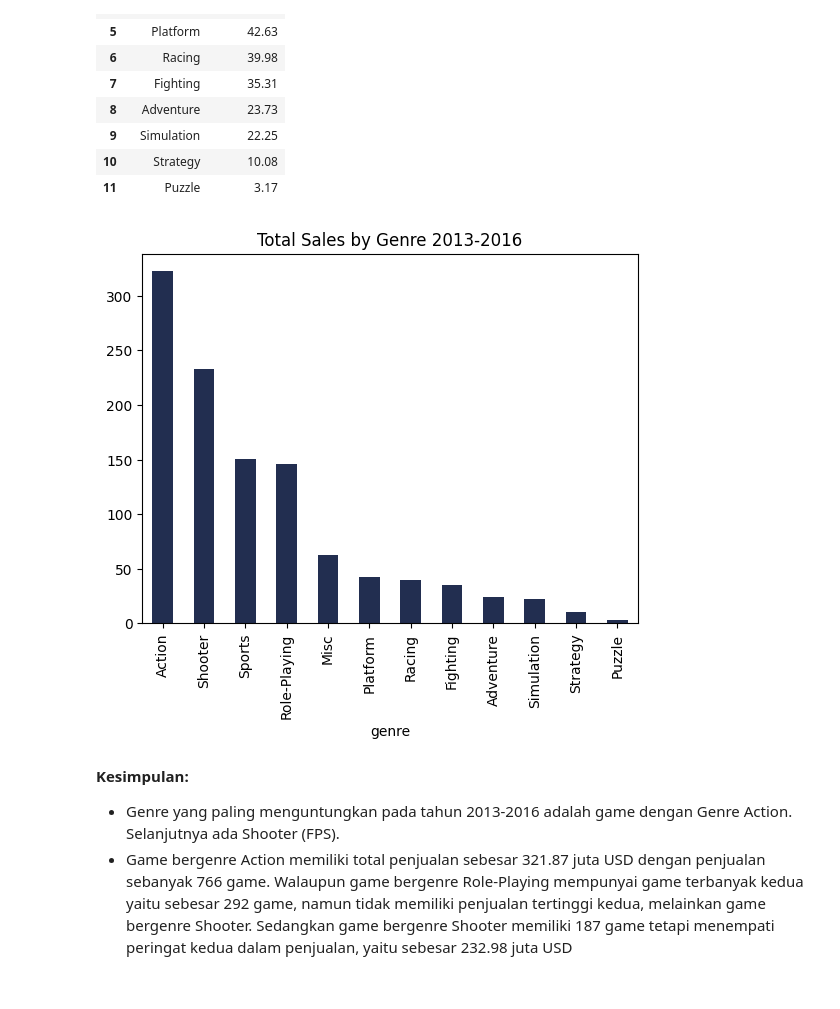
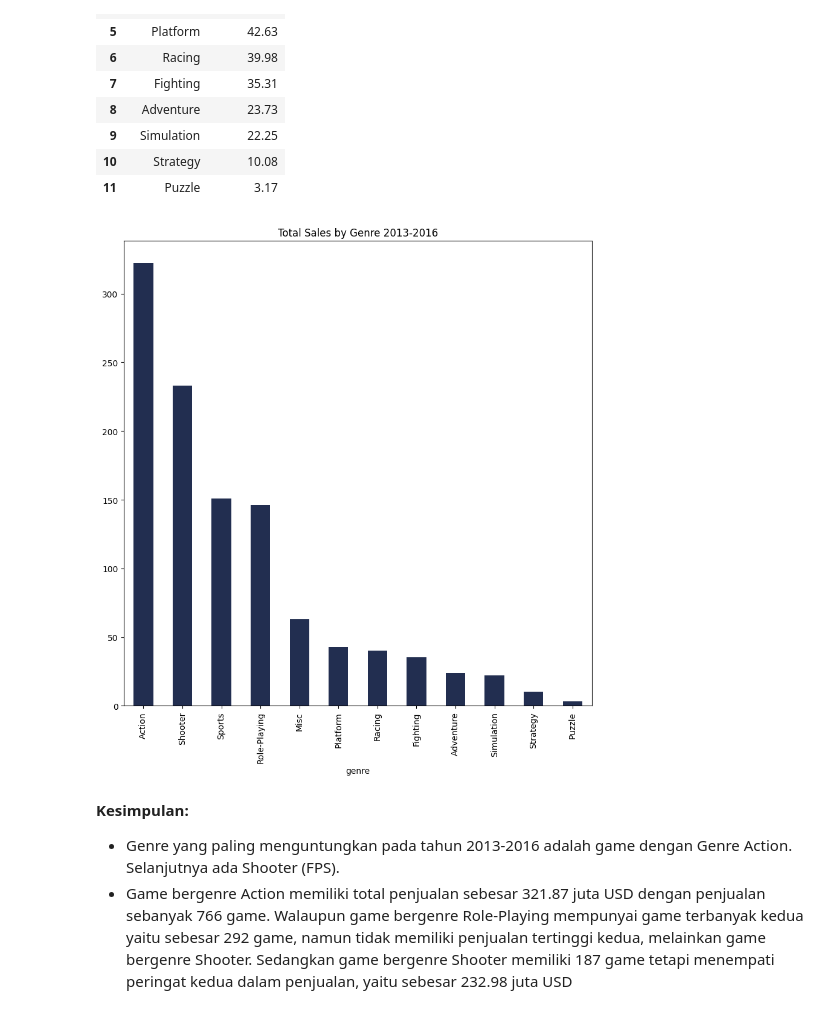
Before and after one commit to ShirotaT/DataAnalyst_Practicum, a Jupyter notebook: Project_5.games/Proyek5_GameBerpotensial.ipynb, the cells around one changed output. Cells and saved outputs as stored; diff of their text form; code cells hidden in the pictures.

```diff
--- a/Project_5.games/Proyek5_GameBerpotensial.ipynb
+++ b/Project_5.games/Proyek5_GameBerpotensial.ipynb
@@ -918,11 +917,12 @@ genre_sales.reset_index()
 | 11 | Puzzle | 3.17 |
 # %%
 # Create a bar plot
+plt.figure(figsize=(10,10))
 genre_sales.plot.bar(color='#222E50')
 plt.title('Total Sales by Genre 2013-2016')
 plt.show()
 # %% [output]
-[figure, old version]
+[figure, new version]
 # %% [markdown]
 **Kesimpulan:**
 
```
Also changed, not shown: parts of 14 cells of this notebook, 1 other file.
